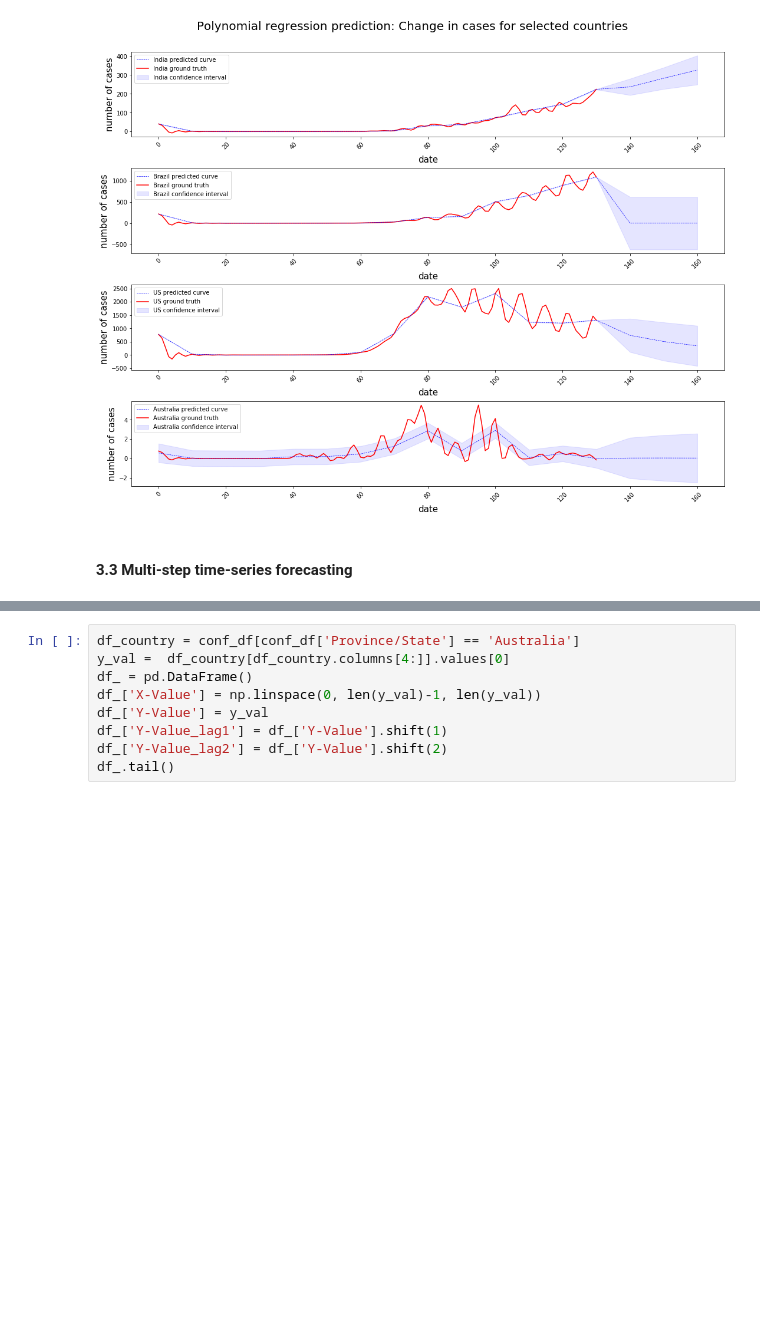
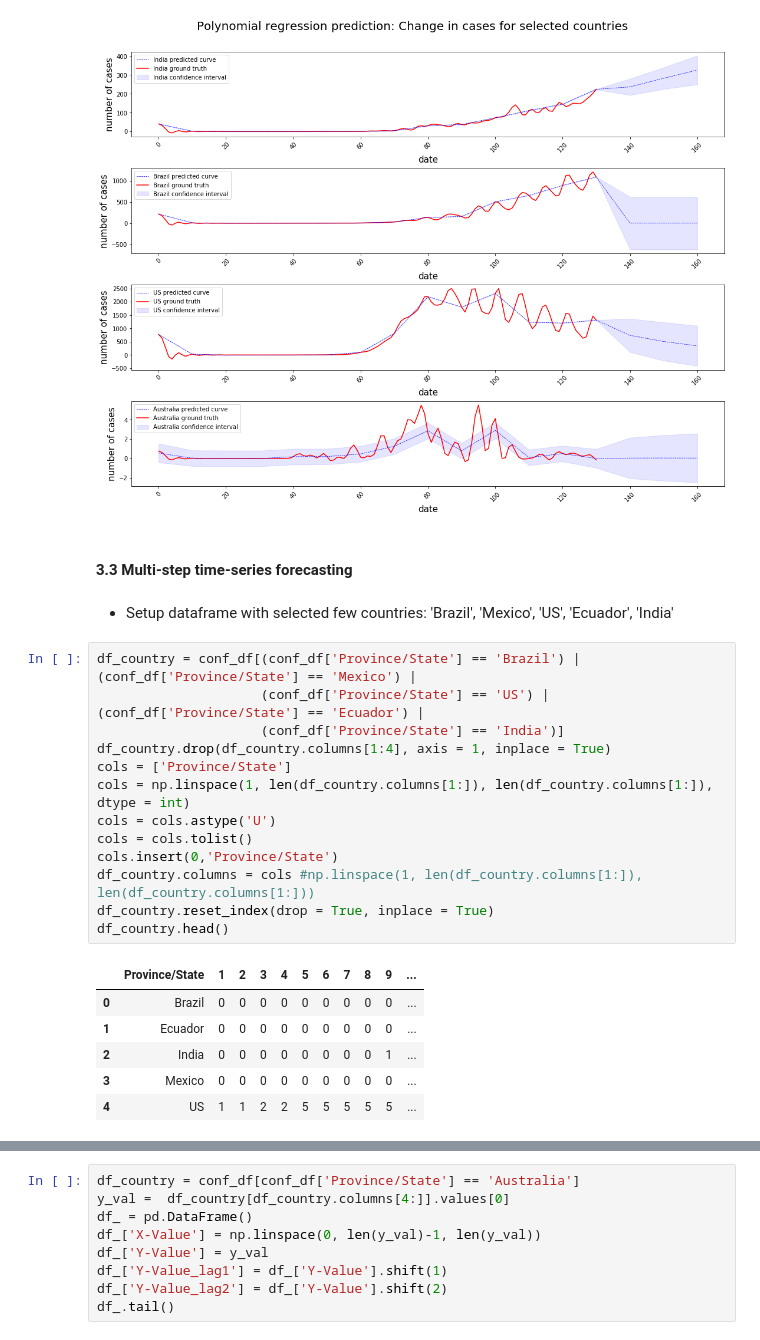
Before and after one commit to j-greggazz/Kaggle, a Jupyter notebook: covid_19/notebooks/Covid 19 comparisons & predictions for selected countries.ipynb, the cells around one changed output, grey strips where cells are left out. Cells and saved outputs as stored; diff of their text form; blank space fills up the shorter version.

```diff
--- a/covid_19/notebooks/Covid 19 comparisons & predictions for selected countries.ipynb
+++ b/covid_19/notebooks/Covid 19 comparisons & predictions for selected countries.ipynb
@@ -792,3 +792,25 @@ plotGaussPredictions(changes_deaths_df, labels, countryList, prediction_window,
 [figure]
 # %% [markdown]
 #### 3.3 Multi-step time-series forecasting
+# %% [markdown]
+- Setup dataframe with selected few countries: 'Brazil', 'Mexico', 'US', 'Ecuador', 'India'
+# %%
+df_country = conf_df[(conf_df['Province/State'] == 'Brazil') | (conf_df['Province/State'] == 'Mexico') |
+                     (conf_df['Province/State'] == 'US') | (conf_df['Province/State'] == 'Ecuador') |
+                     (conf_df['Province/State'] == 'India')]
+df_country.drop(df_country.columns[1:4], axis = 1, inplace = True)
+cols = ['Province/State']
+cols = np.linspace(1, len(df_country.columns[1:]), len(df_country.columns[1:]), dtype = int)
+cols = cols.astype('U')
+cols = cols.tolist()
+cols.insert(0,'Province/State')
+df_country.columns = cols #np.linspace(1, len(df_country.columns[1:]), len(df_country.columns[1:]))
+df_country.reset_index(drop = True, inplace = True)
+df_country.head()
+# %% [output]
+|  | Province/State | 1 | 2 | 3 | 4 | 5 | 6 | 7 | 8 | 9 | ... |
+| 0 | Brazil | 0 | 0 | 0 | 0 | 0 | 0 | 0 | 0 | 0 | ... |
+| 1 | Ecuador | 0 | 0 | 0 | 0 | 0 | 0 | 0 | 0 | 0 | ... |
+| 2 | India | 0 | 0 | 0 | 0 | 0 | 0 | 0 | 0 | 1 | ... |
+| 3 | Mexico | 0 | 0 | 0 | 0 | 0 | 0 | 0 | 0 | 0 | ... |
+| 4 | US | 1 | 1 | 2 | 2 | 5 | 5 | 5 | 5 | 5 | ... |
```
Also changed, not shown: parts of 2 cells of this notebook.
